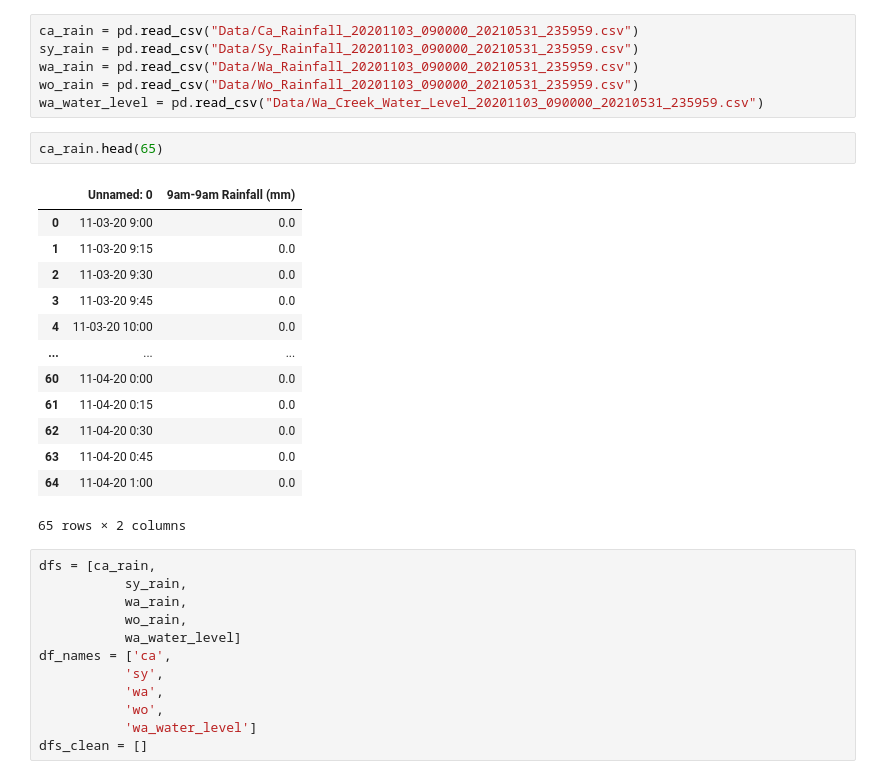
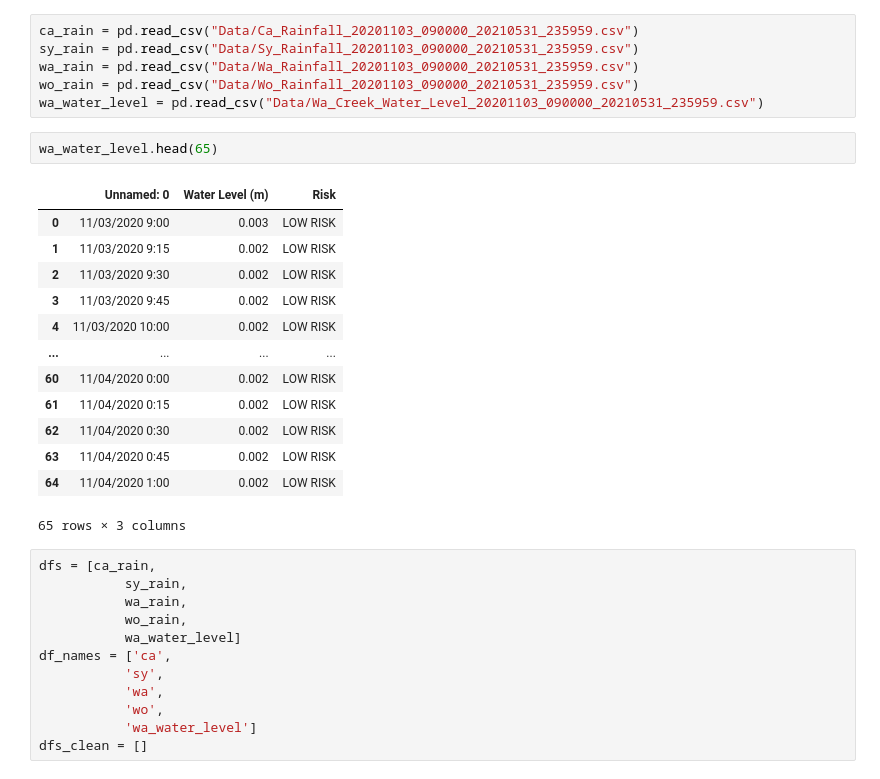
Before and after one commit to EpicTomatoSauce/uwa_final_project, a Jupyter notebook: clean.ipynb, the cells around one changed output. Cells and saved outputs as stored; diff of their text form.

```diff
--- a/clean.ipynb
+++ b/clean.ipynb
@@ -10,21 +10,21 @@ wa_rain = pd.read_csv("Data/Wa_Rainfall_20201103_090000_20210531_235959.csv")
 wo_rain = pd.read_csv("Data/Wo_Rainfall_20201103_090000_20210531_235959.csv")
 wa_water_level = pd.read_csv("Data/Wa_Creek_Water_Level_20201103_090000_20210531_235959.csv")
 # %%
-ca_rain.head(65)
+wa_water_level.head(65)
 # %% [output]
-|  | Unnamed: 0 | 9am-9am Rainfall (mm) |
-| 0 | 11-03-20 9:00 | 0.0 |
-| 1 | 11-03-20 9:15 | 0.0 |
-| 2 | 11-03-20 9:30 | 0.0 |
-| 3 | 11-03-20 9:45 | 0.0 |
-| 4 | 11-03-20 10:00 | 0.0 |
-| ... | ... | ... |
-| 60 | 11-04-20 0:00 | 0.0 |
-| 61 | 11-04-20 0:15 | 0.0 |
-| 62 | 11-04-20 0:30 | 0.0 |
-| 63 | 11-04-20 0:45 | 0.0 |
-| 64 | 11-04-20 1:00 | 0.0 |
+|  | Unnamed: 0 | Water Level (m) | Risk |
+| 0 | 11/03/2020 9:00 | 0.003 | LOW RISK |
+| 1 | 11/03/2020 9:15 | 0.002 | LOW RISK |
+| 2 | 11/03/2020 9:30 | 0.002 | LOW RISK |
+| 3 | 11/03/2020 9:45 | 0.002 | LOW RISK |
+| 4 | 11/03/2020 10:00 | 0.002 | LOW RISK |
+| ... | ... | ... | ... |
+| 60 | 11/04/2020 0:00 | 0.002 | LOW RISK |
+| 61 | 11/04/2020 0:15 | 0.002 | LOW RISK |
+| 62 | 11/04/2020 0:30 | 0.002 | LOW RISK |
+| 63 | 11/04/2020 0:45 | 0.002 | LOW RISK |
+| 64 | 11/04/2020 1:00 | 0.002 | LOW RISK |
-65 rows × 2 columns
+65 rows × 3 columns
 # %%
 dfs = [ca_rain,
            sy_rain,
```
Also changed, not shown: parts of 25 cells of this notebook, 13 other files.
